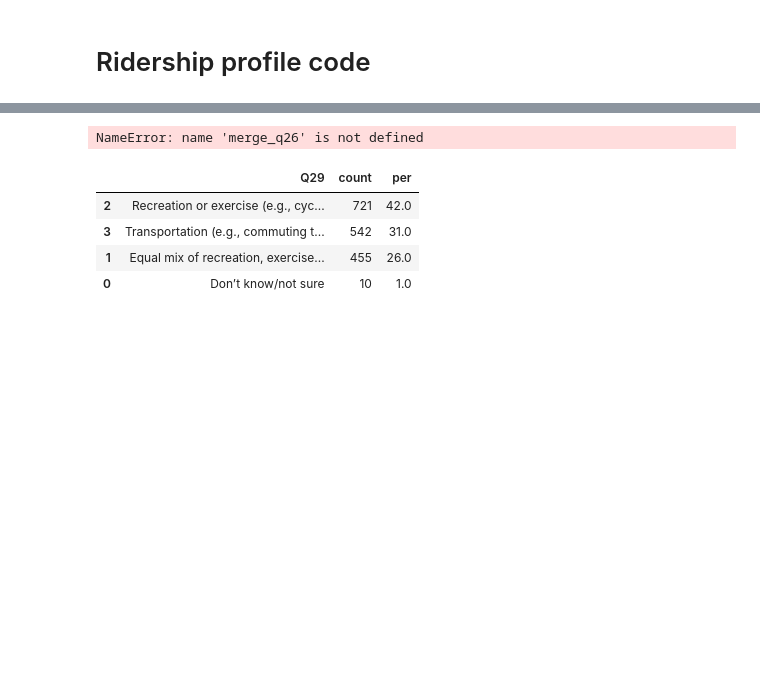
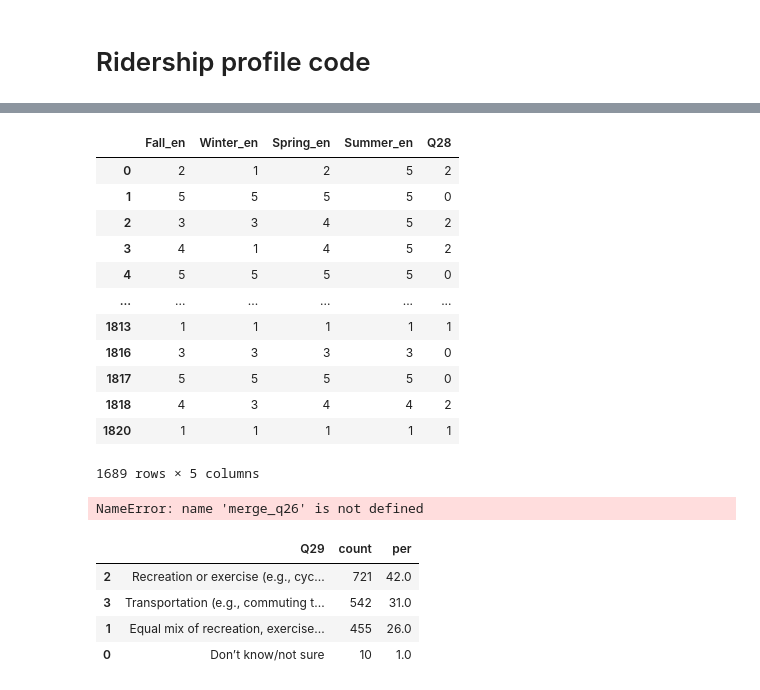
Before and after one commit to achic19/Biketheft, a Jupyter notebook: python/notebooks/paper_2_notebook/general analysis.ipynb, the cells around one changed output, grey strips where cells are left out. Drawn from its saved outputs; the diff is of its cells as text; code cells hidden in the pictures; blank space fills up the shorter version.

```diff
--- a/python/notebooks/paper_2_notebook/general analysis.ipynb
+++ b/python/notebooks/paper_2_notebook/general analysis.ipynb
@@ -498,3 +527,19 @@ max      5.000000    5.000000    5.000000    5.000000    2.0
+# %%
+data_to_analysis
+# %% [output]
+|  | Fall_en | Winter_en | Spring_en | Summer_en | Q28 |
+| 0 | 2 | 1 | 2 | 5 | 2 |
+| 1 | 5 | 5 | 5 | 5 | 0 |
+| 2 | 3 | 3 | 4 | 5 | 2 |
+| 3 | 4 | 1 | 4 | 5 | 2 |
+| 4 | 5 | 5 | 5 | 5 | 0 |
+| ... | ... | ... | ... | ... | ... |
+| 1813 | 1 | 1 | 1 | 1 | 1 |
+| 1816 | 3 | 3 | 3 | 3 | 0 |
+| 1817 | 5 | 5 | 5 | 5 | 0 |
+| 1818 | 4 | 3 | 4 | 4 | 2 |
+| 1820 | 1 | 1 | 1 | 1 | 1 |
+1689 rows × 5 columns
 # %%
 # merge the results into our database and save it into a new file
 merge_q = merge_q26.set_index('index')
```
Also changed, not shown: parts of 7 cells of this notebook, 2 other files.
